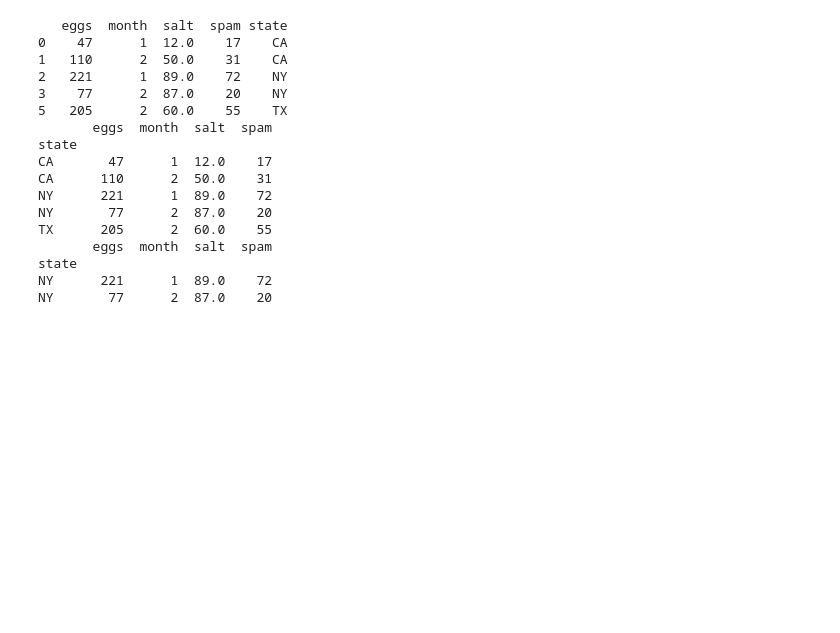
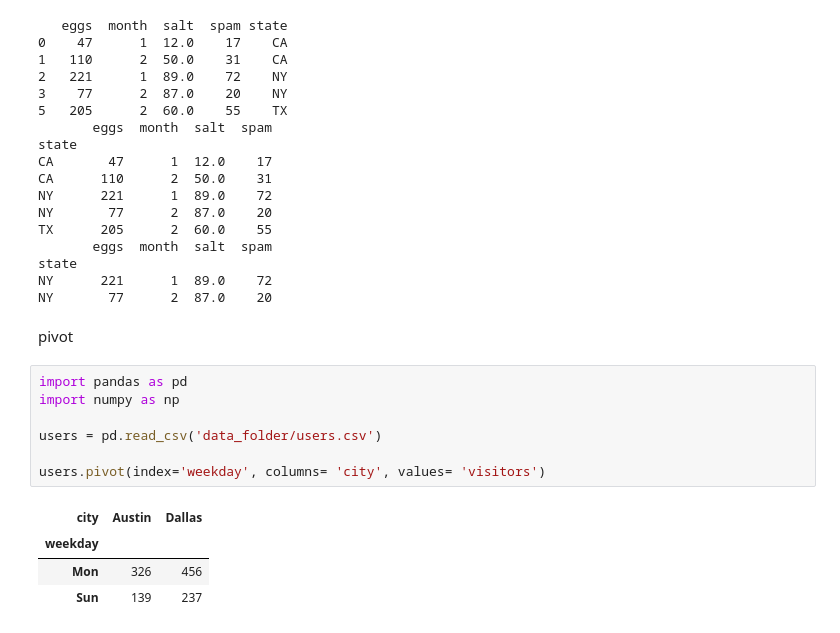
Before and after one commit to TanabutT/Data-Analyst-with-Python, a Jupyter notebook: ManipulatingDataFrameswithPandas.ipynb, the cells around one changed output. Drawn from its saved outputs; the diff is of its cells as text; blank space fills up the shorter version.

```diff
--- a/ManipulatingDataFrameswithPandas.ipynb
+++ b/ManipulatingDataFrameswithPandas.ipynb
@@ -330,3 +330,17 @@ TX      205      2  60.0    55
 state
 NY      221      1  89.0    72
 NY       77      2  87.0    20
+# %% [markdown]
+pivot
+# %%
+import pandas as pd
+import numpy as np
+
+users = pd.read_csv('data_folder/users.csv')
+
+users.pivot(index='weekday', columns= 'city', values= 'visitors')
+# %% [output]
+| city | Austin | Dallas |
+| weekday |  |  |
+| Mon | 326 | 456 |
+| Sun | 139 | 237 |
```
Also changed, not shown: parts of 17 cells of this notebook.
